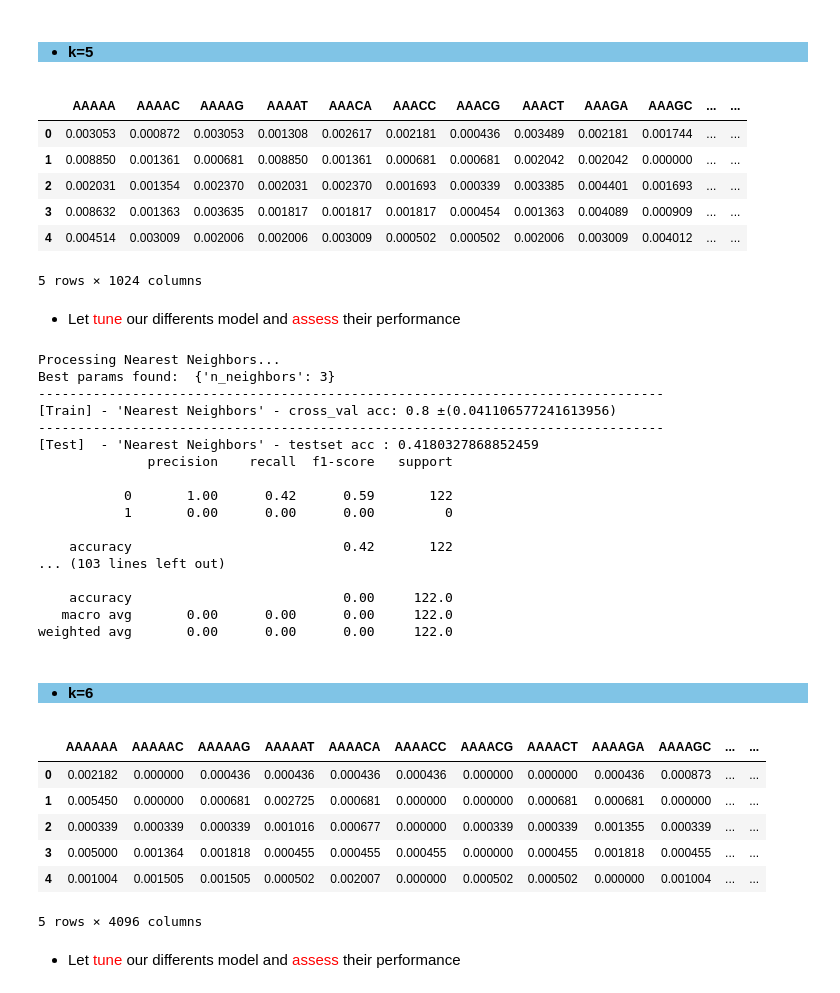
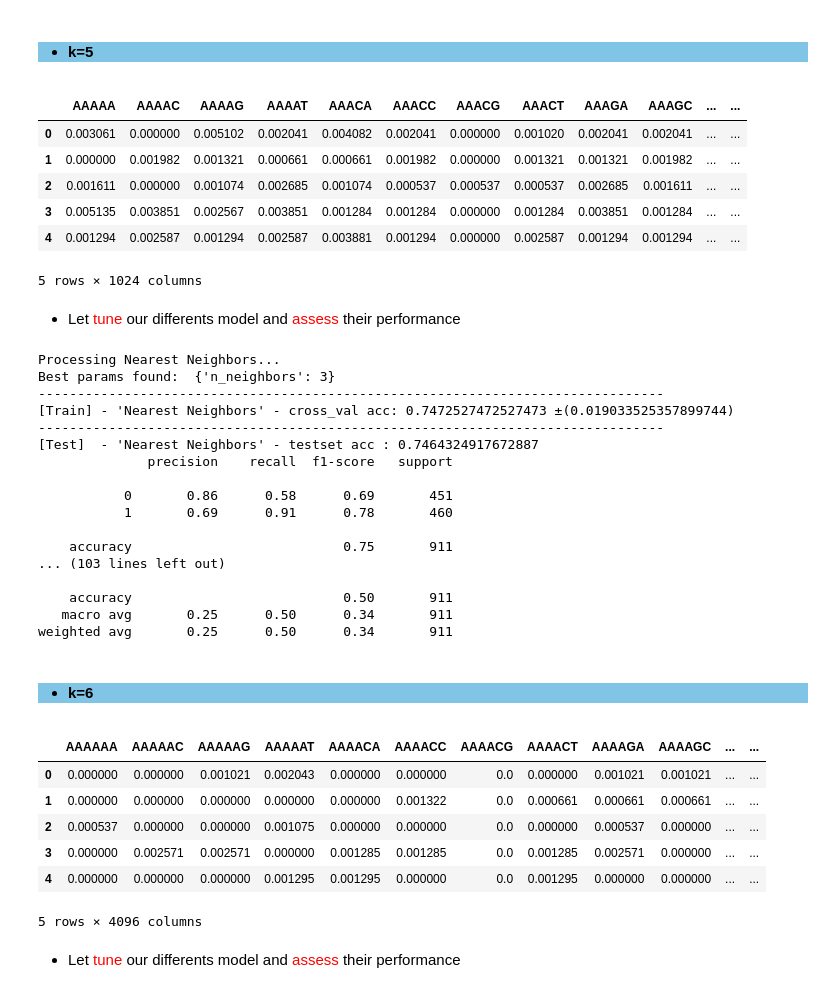
Before and after one commit to Genereux-akotenou/DNA_Classifier, a Jupyter notebook: 02-approach1_kmer_classic_ml.ipynb, the cells around one changed output. Drawn from its saved outputs; the diff is of its cells as text; code cells hidden in the pictures.

```diff
--- a/02-approach1_kmer_classic_ml.ipynb
+++ b/02-approach1_kmer_classic_ml.ipynb
@@ -74,10 +74,11 @@ def kmer_count(sequence, k=3, step=1):
     for i in range(0, len(sequence) - k + 1, step):
         kmer = sequence[i:i + k]
         s += 1
+        #kmers_count[kmer] += 1
         if kmer in kmers_count:
             kmers_count[kmer] += 1
-        else:
-            kmers_count[kmer] = 1
+        #else:
+        #    kmers_count[kmer] = 1
     for key, value in kmers_count.items():
         kmers_count[key] = value / s
 
@@ -124,7 +125,15 @@ def build_kmer_representation(df, k=3):
 ### 2 - Importing Dataset
 The following function will read our preprocessed **.csv file** and return a pandas dataframe
 # %%
-dataset = pd.read_csv("./Output/Arabidopsis_thaliana_GHLH_and_CYP_gene.csv")
+#dataset = pd.read_csv("./Output/Arabidopsis_thaliana_GHLH_and_CYP_gene.csv")
+dataset_ = pd.read_csv("./Output/kiwi_orange_cds.csv")
+
+# Split
+dataset, testset = train_test_split(dataset_, test_size=0.2, stratify=dataset_["class"], random_state=42)
+dataset = dataset.reset_index(drop=True)
+testset = testset.reset_index(drop=True)
+
+# Get a look
 dataset.head()
 # %% [output]
 |  | id | sequence | length | class |
@@ -333,15 +331,15 @@ weighted avg       0.00      0.00      0.00     122.0
 # %%
 k = 5
 X_5_train, y_train = build_kmer_representation(dataset, k=k)
-X_5_test, y_5_test = build_kmer_representation(setset, k=k)
+X_5_test, y_5_test = build_kmer_representation(testset, k=k)
 X_5_train.head()
 # %% [output]
 |  | AAAAA | AAAAC | AAAAG | AAAAT | AAACA | AAACC | AAACG | AAACT | AAAGA | AAAGC | ... | ... |
-| 0 | 0.003053 | 0.000872 | 0.003053 | 0.001308 | 0.002617 | 0.002181 | 0.000436 | 0.003489 | 0.002181 | 0.001744 | ... | ... |
-| 1 | 0.008850 | 0.001361 | 0.000681 | 0.008850 | 0.001361 | 0.000681 | 0.000681 | 0.002042 | 0.002042 | 0.000000 | ... | ... |
-| 2 | 0.002031 | 0.001354 | 0.002370 | 0.002031 | 0.002370 | 0.001693 | 0.000339 | 0.003385 | 0.004401 | 0.001693 | ... | ... |
-| 3 | 0.008632 | 0.001363 | 0.003635 | 0.001817 | 0.001817 | 0.001817 | 0.000454 | 0.001363 | 0.004089 | 0.000909 | ... | ... |
-| 4 | 0.004514 | 0.003009 | 0.002006 | 0.002006 | 0.003009 | 0.000502 | 0.000502 | 0.002006 | 0.003009 | 0.004012 | ... | ... |
+| 0 | 0.003061 | 0.000000 | 0.005102 | 0.002041 | 0.004082 | 0.002041 | 0.000000 | 0.001020 | 0.002041 | 0.002041 | ... | ... |
+| 1 | 0.000000 | 0.001982 | 0.001321 | 0.000661 | 0.000661 | 0.001982 | 0.000000 | 0.001321 | 0.001321 | 0.001982 | ... | ... |
+| 2 | 0.001611 | 0.000000 | 0.001074 | 0.002685 | 0.001074 | 0.000537 | 0.000537 | 0.000537 | 0.002685 | 0.001611 | ... | ... |
+| 3 | 0.005135 | 0.003851 | 0.002567 | 0.003851 | 0.001284 | 0.001284 | 0.000000 | 0.001284 | 0.003851 | 0.001284 | ... | ... |
+| 4 | 0.001294 | 0.002587 | 0.001294 | 0.002587 | 0.003881 | 0.001294 | 0.000000 | 0.002587 | 0.001294 | 0.001294 | ... | ... |
 5 rows × 1024 columns
 # %% [markdown]
 * Let <span style="color:red">tune</span> our differents model and <span  style="color:red">assess</span> their performance
@@ -352,20 +350,20 @@ history_k5 = train_eval(models, X_5_train, y_train, X_5_test, y_5_test)
 Processing Nearest Neighbors...
 Best params found:  {'n_neighbors': 3}
 --------------------------------------------------------------------------------
-[Train] - 'Nearest Neighbors' - cross_val acc: 0.8 ±(0.041106577241613956)
+[Train] - 'Nearest Neighbors' - cross_val acc: 0.7472527472527473 ±(0.019033525357899744)
 --------------------------------------------------------------------------------
-[Test]  - 'Nearest Neighbors' - testset acc : 0.4180327868852459
+[Test]  - 'Nearest Neighbors' - testset acc : 0.7464324917672887
               precision    recall  f1-score   support
 
-           0       1.00      0.42      0.59       122
-           1       0.00      0.00      0.00         0
+           0       0.86      0.58      0.69       451
+           1       0.69      0.91      0.78       460
 
-    accuracy                           0.42       122
+    accuracy                           0.75       911
 ... (103 lines left out)
 
-    accuracy                           0.00     122.0
-   macro avg       0.00      0.00      0.00     122.0
-weighted avg       0.00      0.00      0.00     122.0
+    accuracy                           0.50       911
+   macro avg       0.25      0.50      0.34       911
+weighted avg       0.25      0.50      0.34       911
 # %% [markdown]
 <h4 style="background-color: #80c4e6; display: flex;">
     <ul><li>k=6</li></ul>
@@ -373,15 +371,15 @@ weighted avg       0.00      0.00      0.00     122.0
 # %%
 k = 6
 X_6_train, y_train = build_kmer_representation(dataset, k=k)
-X_6_test, y_6_test = build_kmer_representation(setset, k=k)
+X_6_test, y_6_test = build_kmer_representation(testset, k=k)
 X_6_train.head()
 # %% [output]
 |  | AAAAAA | AAAAAC | AAAAAG | AAAAAT | AAAACA | AAAACC | AAAACG | AAAACT | AAAAGA | AAAAGC | ... | ... |
-| 0 | 0.002182 | 0.000000 | 0.000436 | 0.000436 | 0.000436 | 0.000436 | 0.000000 | 0.000000 | 0.000436 | 0.000873 | ... | ... |
-| 1 | 0.005450 | 0.000000 | 0.000681 | 0.002725 | 0.000681 | 0.000000 | 0.000000 | 0.000681 | 0.000681 | 0.000000 | ... | ... |
-| 2 | 0.000339 | 0.000339 | 0.000339 | 0.001016 | 0.000677 | 0.000000 | 0.000339 | 0.000339 | 0.001355 | 0.000339 | ... | ... |
-| 3 | 0.005000 | 0.001364 | 0.001818 | 0.000455 | 0.000455 | 0.000455 | 0.000000 | 0.000455 | 0.001818 | 0.000455 | ... | ... |
-| 4 | 0.001004 | 0.001505 | 0.001505 | 0.000502 | 0.002007 | 0.000000 | 0.000502 | 0.000502 | 0.000000 | 0.001004 | ... | ... |
+| 0 | 0.000000 | 0.000000 | 0.001021 | 0.002043 | 0.000000 | 0.000000 | 0.0 | 0.000000 | 0.001021 | 0.001021 | ... | ... |
+| 1 | 0.000000 | 0.000000 | 0.000000 | 0.000000 | 0.000000 | 0.001322 | 0.0 | 0.000661 | 0.000661 | 0.000661 | ... | ... |
+| 2 | 0.000537 | 0.000000 | 0.000000 | 0.001075 | 0.000000 | 0.000000 | 0.0 | 0.000000 | 0.000537 | 0.000000 | ... | ... |
+| 3 | 0.000000 | 0.002571 | 0.002571 | 0.000000 | 0.001285 | 0.001285 | 0.0 | 0.001285 | 0.002571 | 0.000000 | ... | ... |
+| 4 | 0.000000 | 0.000000 | 0.000000 | 0.001295 | 0.001295 | 0.000000 | 0.0 | 0.001295 | 0.000000 | 0.000000 | ... | ... |
 5 rows × 4096 columns
 # %% [markdown]
 * Let <span style="color:red">tune</span> our differents model and <span  style="color:red">assess</span> their performance
```
Also changed, not shown: parts of 12 cells of this notebook, 32 other files.
